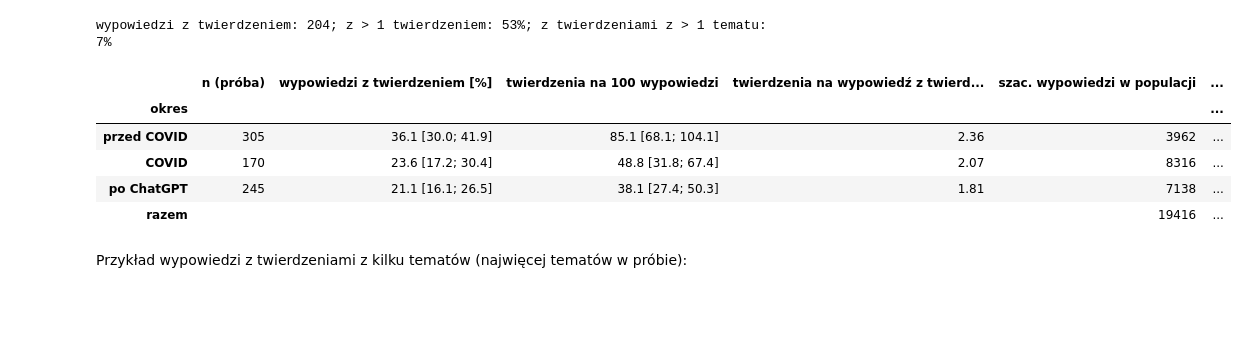
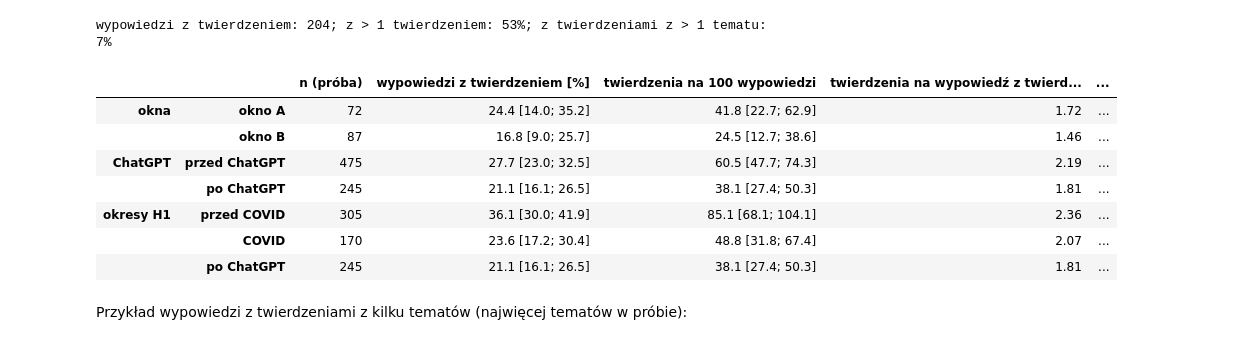
Before and after one commit to Filpus/AMC, a Jupyter notebook: notebooks/02_llm_etap_a.ipynb, the cells around one changed output. Drawn from its saved outputs; the diff is of its cells as text; code cells hidden in the pictures; blank space fills up the shorter version.

```diff
--- a/notebooks/02_llm_etap_a.ipynb
+++ b/notebooks/02_llm_etap_a.ipynb
@@ -137,16 +175,23 @@ df = R.load("etap_a_v2", "rok", 60)
 first = R.load("etap_a_v2", "rok", 60, keep="first")
 retest = R.load("etap_a_v2", "rok", 60, suffix="_powtorka")
 rerun_ids = set(df.loc[df["num_ctx"] == llm.NUM_CTX, "wypowiedz_id"])
-cand = R.candidates(df)
-cl = R.claims(df)
+
+pop = pd.concat([corpus.load(k).assign(zrodlo=k) for k in corpus.RODZAJE], ignore_index=True)
+pop["mowca"] = pop["mowca"].fillna(pop["etykieta"])
+pop["okres"] = sampling.period(pop["data"])
+for d in (pop, df, first):
+    d["okno"] = window(d["data"])
+    d["chatgpt"] = np.where(d["data"] < CHATGPT, "przed", "po")
+mer = pop[pop["merytoryczna"]]
+filt = mer[sampling.prefilter(mer)]
+
+when = ["wypowiedz_id", "okno", "chatgpt"]
+cand = R.candidates(df).merge(df[when], on="wypowiedz_id", how="left")
+cl = R.claims(df).merge(df[when], on="wypowiedz_id", how="left")
 flags = R.topic_flags(df, cl, TOPICS_LLM)
 df["n_tematow"] = flags.sum(axis=1)
 for t in TOPICS_LLM:
     df[f"tw_{t}"] = flags[t]
-
-pop = pd.concat([corpus.load(k).assign(zrodlo=k) for k in corpus.RODZAJE], ignore_index=True)
-mer = pop[pop["merytoryczna"]]
-filt = mer[sampling.prefilter(mer)]
 
 funnel = pd.DataFrame({
     "wszystkie wypowiedzi": pop.groupby("zrodlo").size(),
@@ -391,27 +443,44 @@ print(f"wypowiedzi z twierdzeniem: {len(z)}; z > 1 twierdzeniem: {(z['n_twierdze
 [figure]
 wypowiedzi z twierdzeniem: 204; z > 1 twierdzeniem: 53%; z twierdzeniami z > 1 tematu: 7%
 # %%
-b_y = R.bootstrap(df, "okres").loc[PERIODS]
-b_n = R.bootstrap(df, "okres", y="n_twierdzen").loc[PERIODS]
 ones = df.assign(one=1)
-units = pd.DataFrame({
-    "n (próba)": b_y["n"],
-    "wypowiedzi z twierdzeniem [%]": fmt_ci(b_y),
-    "twierdzenia na 100 wypowiedzi": fmt_ci(b_n),
-    "twierdzenia na wypowiedź z twierdzeniem": R.weighted_share(z, "okres", y="n_twierdzen").loc[PERIODS].round(2),
-    "szac. wypowiedzi w populacji": R.weighted_total(ones, "okres", y="one").loc[PERIODS].round().astype(int),
-    "szac. wypowiedzi z twierdzeniem": R.weighted_total(df, "okres").loc[PERIODS].round().astype(int),
-    "szac. twierdzenia": R.weighted_total(df, "okres", y="n_twierdzen").loc[PERIODS].round().astype(int),
-}).rename(index=PERIOD_LABEL)
-units.loc["razem"] = ["", "", "", "", *units.iloc[:, 4:].sum()]
+
+
+def totals(d, by, y="y"):
+    """Population total per group: exact size of the filter population x weighted mean from the sample."""
+    return (filt.groupby(by).size() * R.weighted_share(d, by, y=y)).dropna()
+
+
+def unit_table(by, order, labels=None):
+    d = df[df[by].notna()]
+    b_y = R.bootstrap(d, by).loc[order]
+    b_n = R.bootstrap(d, by, y="n_twierdzen").loc[order]
+    return pd.DataFrame({
+        "n (próba)": b_y["n"],
+        "wypowiedzi z twierdzeniem [%]": fmt_ci(b_y),
+        "twierdzenia na 100 wypowiedzi": fmt_ci(b_n),
+        "twierdzenia na wypowiedź z twierdzeniem": R.weighted_share(d[d["y"] == 1], by, y="n_twierdzen").loc[order].round(2),
+        "N populacji (filtr regex)": filt.groupby(by).size().loc[order],
+        "szac. wypowiedzi z twierdzeniem": totals(d, by).loc[order].round().astype(int),
+        "szac. twierdzenia": totals(d, by, "n_twierdzen").loc[order].round().astype(int),
+    }).rename(index=labels or {})
+
+
+units = pd.concat({
+    "okna": unit_table("okno", list(WINDOWS), {k: f"okno {k}" for k in WINDOWS}),
+    "ChatGPT": unit_table("chatgpt", ["przed", "po"], CHATGPT_LABEL),
+    "okresy H1": unit_table("okres", PERIODS, PERIOD_LABEL),
+})
 units
 # %% [output]
-|  | n (próba) | wypowiedzi z twierdzeniem [%] | twierdzenia na 100 wypowiedzi | twierdzenia na wypowiedź z twierd... | szac. wypowiedzi w populacji | ... |
-| okres |  |  |  |  |  | ... |
-| przed COVID | 305 | 36.1 [30.0; 41.9] | 85.1 [68.1; 104.1] | 2.36 | 3962 | ... |
-| COVID | 170 | 23.6 [17.2; 30.4] | 48.8 [31.8; 67.4] | 2.07 | 8316 | ... |
-| po ChatGPT | 245 | 21.1 [16.1; 26.5] | 38.1 [27.4; 50.3] | 1.81 | 7138 | ... |
-| razem |  |  |  |  | 19416 | ... |
+|  |  | n (próba) | wypowiedzi z twierdzeniem [%] | twierdzenia na 100 wypowiedzi | twierdzenia na wypowiedź z twierd... | ... |
+| okna | okno A | 72 | 24.4 [14.0; 35.2] | 41.8 [22.7; 62.9] | 1.72 | ... |
+|  | okno B | 87 | 16.8 [9.0; 25.7] | 24.5 [12.7; 38.6] | 1.46 | ... |
+| ChatGPT | przed ChatGPT | 475 | 27.7 [23.0; 32.5] | 60.5 [47.7; 74.3] | 2.19 | ... |
+|  | po ChatGPT | 245 | 21.1 [16.1; 26.5] | 38.1 [27.4; 50.3] | 1.81 | ... |
+| okresy H1 | przed COVID | 305 | 36.1 [30.0; 41.9] | 85.1 [68.1; 104.1] | 2.36 | ... |
+|  | COVID | 170 | 23.6 [17.2; 30.4] | 48.8 [31.8; 67.4] | 2.07 | ... |
+|  | po ChatGPT | 245 | 21.1 [16.1; 26.5] | 38.1 [27.4; 50.3] | 1.81 | ... |
 # %% [markdown]
 Przykład wypowiedzi z twierdzeniami z kilku tematów (najwięcej tematów w próbie):
 # %%
```
Also changed, not shown: parts of 61 cells of this notebook, 11 other files.
